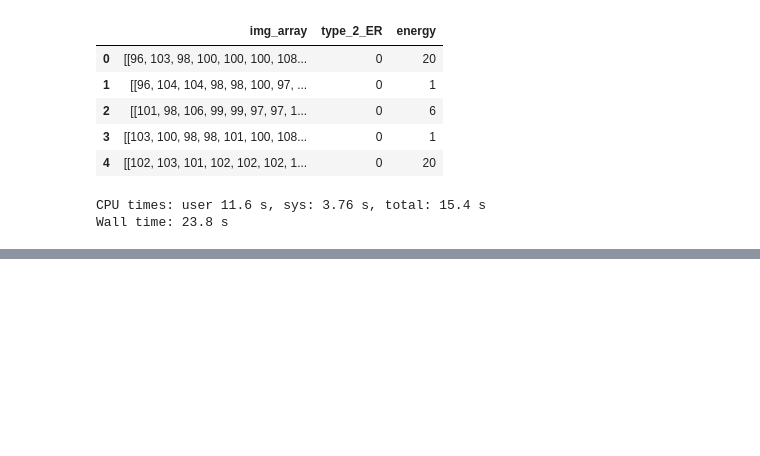
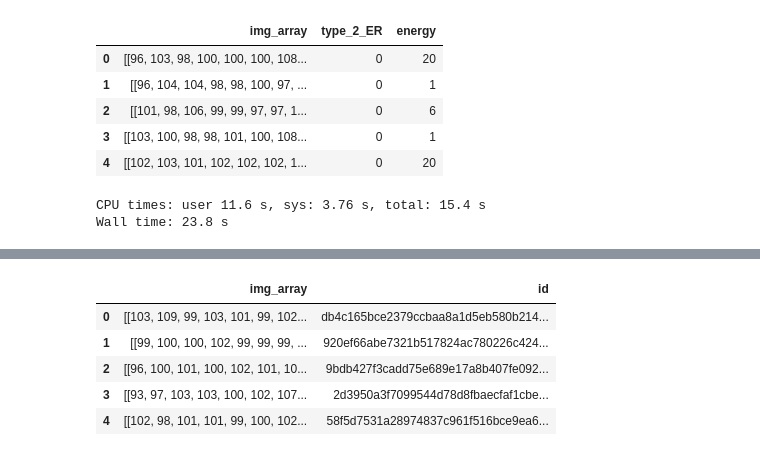
Before and after one commit to JoeFu1994/IDAO_2021, a Jupyter notebook: Data conversion to pickle.ipynb, the cells around one changed output, grey strips where cells are left out. Cells and saved outputs as stored; diff of their text form; code cells hidden in the pictures; blank space fills up the shorter version.

```diff
--- a/Data conversion to pickle.ipynb
+++ b/Data conversion to pickle.ipynb
@@ -167,0 +190,16 @@ Wall time: 23.8 s
+# %%
+# Converting ER
+cwd = os.getcwd() # get current directory
+mypath = cwd+'/idao_dataset/private_test'
+file_list = [cwd+'/idao_dataset/private_test/'+f for f in listdir(mypath) if isfile(join(mypath, f))]
+# %%
+img_arr_list = []
+# %%
+start = 0
+n = 4000
+# %%
+%%time
+# img_arr_list = []
+for each in file_list[0:n]:
+    img = Image.open(each).convert('LA')
+    img_arr_list.append(img2arr(img)[:,:,0]) # ignore the alpha channel
@@ -167,0 +209,11 @@ Wall time: 23.8 s
+# %%
+PT_df = pd.DataFrame([img_arr_list]).transpose().rename(columns={0: "img_array"})
+PT_df['id'] = PT_data['path'][start:n]
+PT_df.head()
+# %% [output]
+|  | img_array | id |
+| 0 | [[103, 109, 99, 103, 101, 99, 102... | db4c165bce2379ccbaa8a1d5eb580b214... |
+| 1 | [[99, 100, 100, 102, 99, 99, 99, ... | 920ef66abe7321b517824ac780226c424... |
+| 2 | [[96, 100, 101, 100, 102, 101, 10... | 9bdb427f3cadd75e689e17a8b407fe092... |
+| 3 | [[93, 97, 103, 103, 100, 102, 107... | 2d3950a3f7099544d78d8fbaecfaf1cbe... |
+| 4 | [[102, 98, 101, 101, 99, 100, 102... | 58f5d7531a28974837c961f516bce9ea6... |
```
Also changed, not shown: parts of 24 cells of this notebook, 3 other files.
